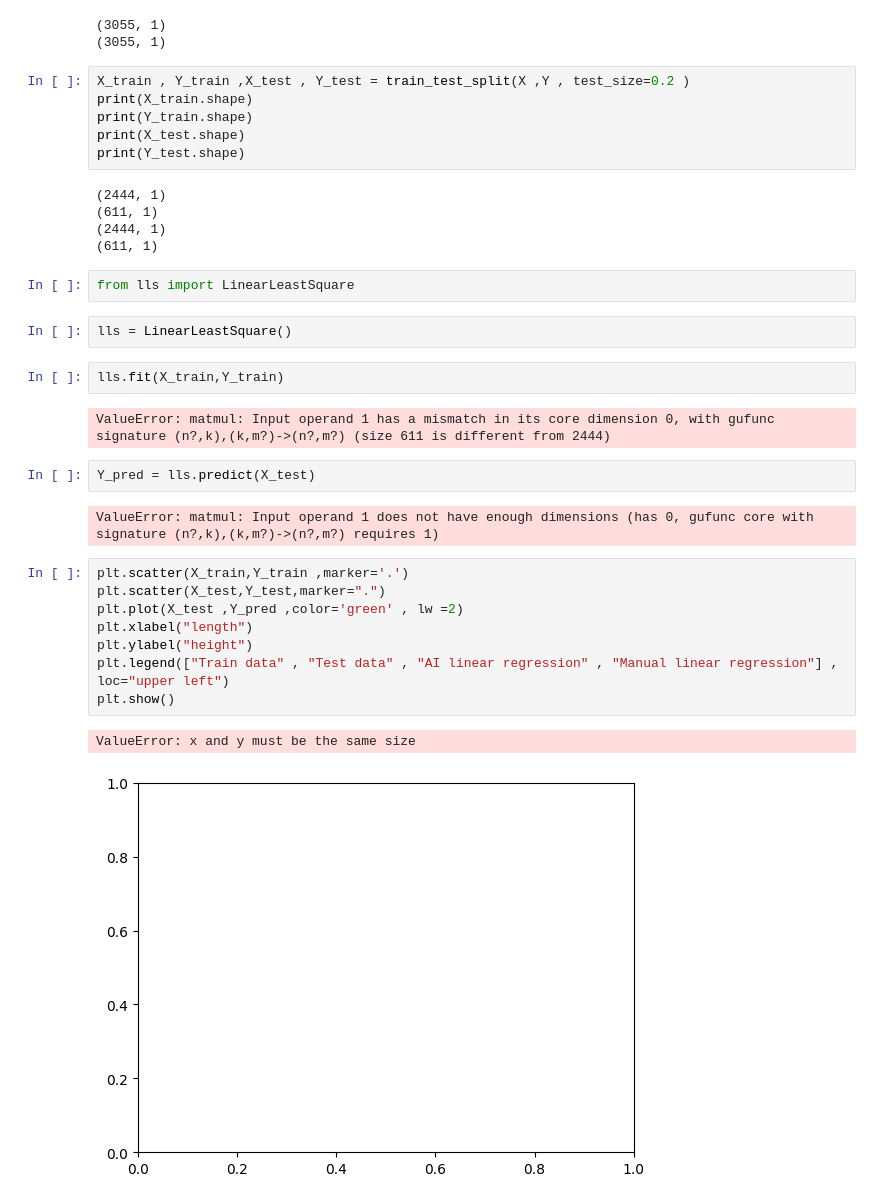
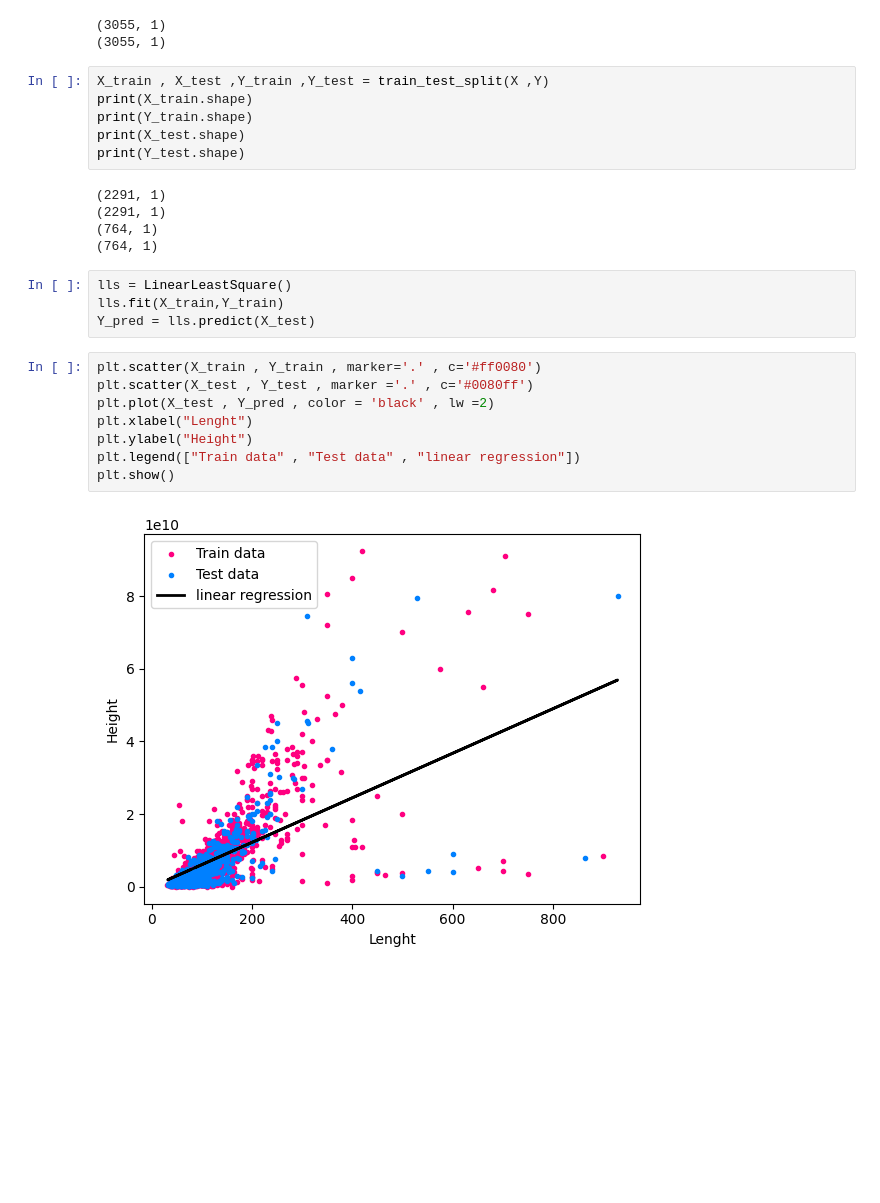
Before and after one commit to KhadijehValipour/MachineLearning8, a Jupyter notebook: HousePriceTehran.ipynb, the cells around one changed output. Drawn from its saved outputs; the diff is of its cells as text; blank space fills up the shorter version.

```diff
--- a/HousePriceTehran.ipynb
+++ b/HousePriceTehran.ipynb
@@ -84,37 +100,28 @@ print(Y.shape)
 (3055, 1)
 (3055, 1)
 # %%
-X_train , Y_train ,X_test , Y_test = train_test_split(X ,Y , test_size=0.2 )
+X_train , X_test ,Y_train ,Y_test = train_test_split(X ,Y)
 print(X_train.shape)
 print(Y_train.shape)
 print(X_test.shape)
 print(Y_test.shape)
 # %% [output]
-(2444, 1)
-(611, 1)
-(2444, 1)
-(611, 1)
+(2291, 1)
+(2291, 1)
+(764, 1)
+(764, 1)
-# %%
-from lls import LinearLeastSquare
-# %%
-lls = LinearLeastSquare()
 # %%
+lls = LinearLeastSquare()
 lls.fit(X_train,Y_train)
+Y_pred = lls.predict(X_test)
-# %% [output]
-ValueError: matmul: Input operand 1 has a mismatch in its core dimension 0, with gufunc signature (n?,k),(k,m?)->(n?,m?) (size 611 is different from 2444)
-# %%
-Y_pred = lls.predict(X_test)
-# %% [output]
-ValueError: matmul: Input operand 1 does not have enough dimensions (has 0, gufunc core with signature (n?,k),(k,m?)->(n?,m?) requires 1)
 # %%
-plt.scatter(X_train,Y_train ,marker='.')
-plt.scatter(X_test,Y_test,marker=".")
-plt.plot(X_test ,Y_pred ,color='green' , lw =2)
-plt.xlabel("length")
-plt.ylabel("height")
-plt.legend(["Train data" , "Test data" , "AI linear regression" , "Manual linear regression"] , loc="upper left")
+plt.scatter(X_train , Y_train , marker='.' , c='#ff0080')
+plt.scatter(X_test , Y_test , marker ='.' , c='#0080ff')
+plt.plot(X_test , Y_pred , color = 'black' , lw =2)
+plt.xlabel("Lenght")
+plt.ylabel("Height")
+plt.legend(["Train data" , "Test data" , "linear regression"])
 plt.show()
 # %% [output]
-ValueError: x and y must be the same size
-[figure, old version]
+[figure, new version]
 # %%
```
Also changed, not shown: parts of 8 cells of this notebook, 5 other files.
